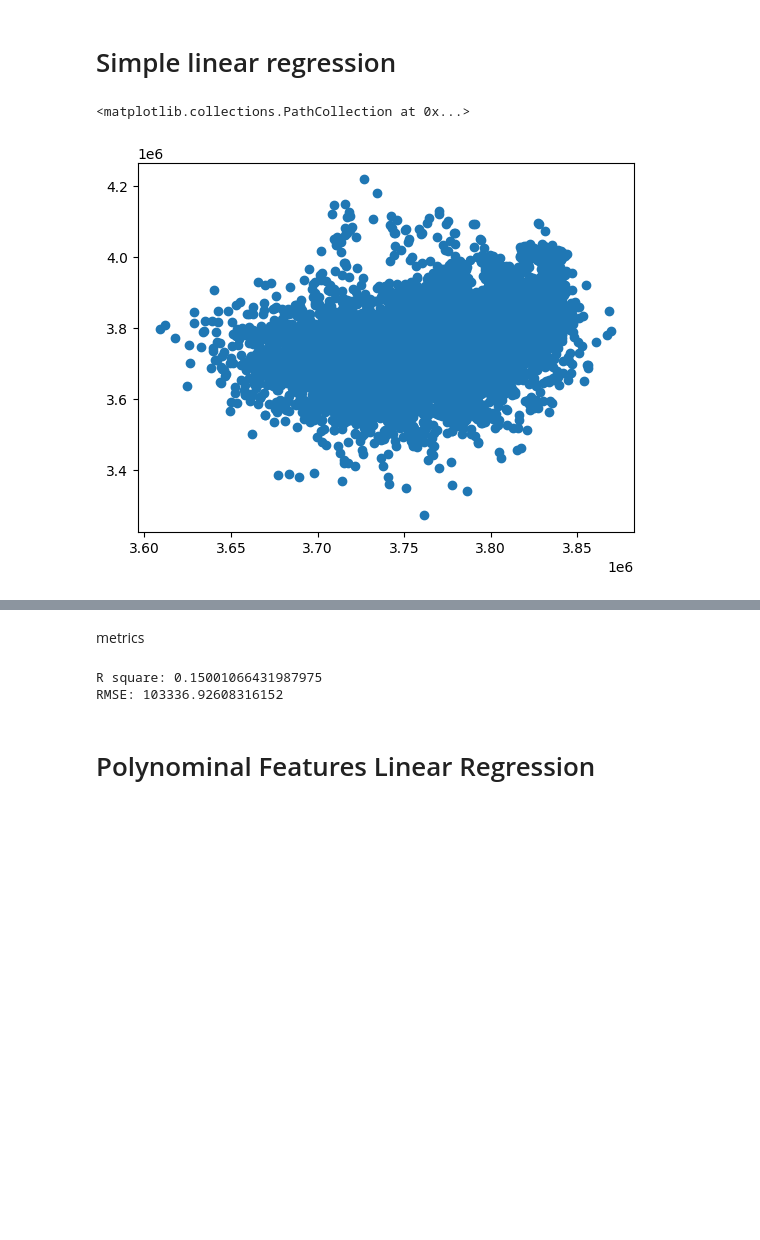
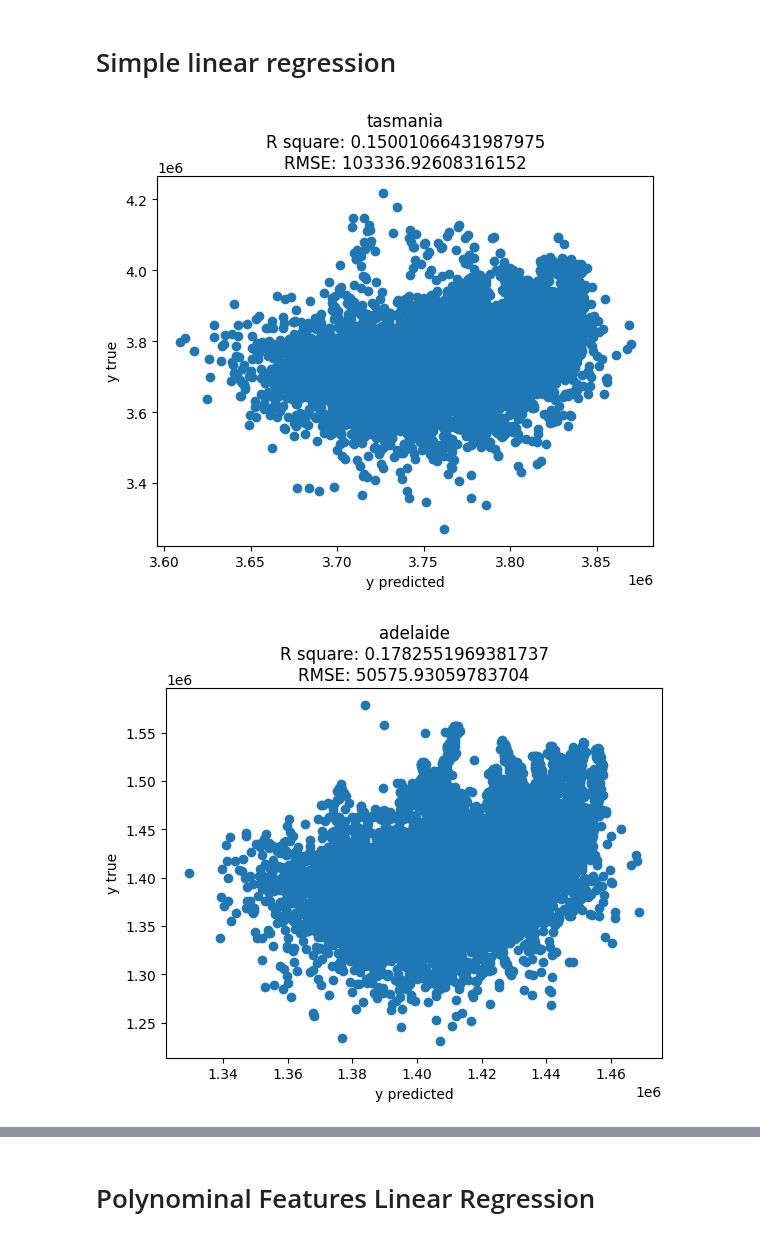
Before and after one commit to piotrksiazek/Introduction-to-data-analysic-University-2022, a Jupyter notebook: Tasmania.ipynb, the cells around one changed output, grey strips where cells are left out. Cells and saved outputs as stored; diff of their text form; code cells hidden in the pictures; blank space fills up the shorter version.

Commit message:
add merge

```diff
--- a/Tasmania.ipynb
+++ b/Tasmania.ipynb
@@ -47,8 +47,7 @@ def rmse(predictions, targets):
     return np.sqrt(((predictions - targets) ** 2).mean())
 
 def get_metrics(xtest, ytest, ypredicted, model):
-    print(f'R square: {model.score(xtest, ytest)}')
-    print(f'RMSE: {rmse(ypredicted, ytest)}')
+    return f'\nR square: {model.score(xtest, ytest)}' + "\n" + f'RMSE: {rmse(ypredicted, ytest)}'
 # %%
 class PreparedData:
     def __init__(self, df, name):
@@ -56,21 +55,28 @@ class PreparedData:
         self.y = df["'sum'"]
         self.x_poly = df[vars].values.reshape(-1, len(vars))
         self.y_poly = df["'sum'"].values.reshape(-1)
+        self.xgbmodel = None
         self.name = name
 
+for_merge = []
+
 data = pd.read_csv("Tasmania_Data.csv")
+for_merge.append(data)
 df = pd.DataFrame(data)
 tasmania = PreparedData(df, "tasmania")
 
 data = pd.read_csv("Adelaide_Data.csv")
+for_merge.append(data)
 df = pd.DataFrame(data)
 adelaide = PreparedData(df, "adelaide")
 
 data = pd.read_csv("Perth_Data.csv")
+for_merge.append(data)
 df = pd.DataFrame(data)
 perth = PreparedData(df, "perth")
 
 data = pd.read_csv("Sydney_Data.csv")
+for_merge.append(data)
 df = pd.DataFrame(data)
 sydney = PreparedData(df, "sydney")
 
@@ -85,14 +91,19 @@ from sklearn.preprocessing import PolynomialFeatures
 # %% [markdown]
 # Simple linear regression
 # %%
-x_train, x_test, y_train, y_test = train_test_split(tasmania.x, tasmania.y, test_size = 0.1, random_state = 42)
+for location in locations:
+    x_train, x_test, y_train, y_test = train_test_split(location.x, location.y, test_size = 0.1, random_state = 42)
 
-model = LinearRegression()
-model.fit(x_train, y_train)
+    model = LinearRegression()
+    model.fit(x_train, y_train)
 
-y_predicted = model.predict(x_test)
+    y_predict = model.predict(x_test)
 
-plt.scatter(y_predicted, y_test)
+    plt.figure()
+    plt.scatter(y_predict, y_test)
+    plt.title(location.name + get_metrics(x_test, y_test, y_predict, model))
+    plt.xlabel("y predicted")
+    plt.ylabel("y true")
 # %% [output]
-<matplotlib.collections.PathCollection at 0x...>
-[figure, old version]
+[figure, new version]
+[figure, added]
@@ -99,10 +112,3 @@ plt.scatter(y_predicted, y_test)
-# %% [markdown]
-metrics
-# %%
-get_metrics(x_test, y_test, y_predicted, model)
-# %% [output]
-R square: 0.15001066431987975
-RMSE: 103336.92608316152
 # %% [markdown]
 # Polynominal Features Linear Regression
 # %%
```
Also changed, not shown: parts of 14 cells of this notebook.
